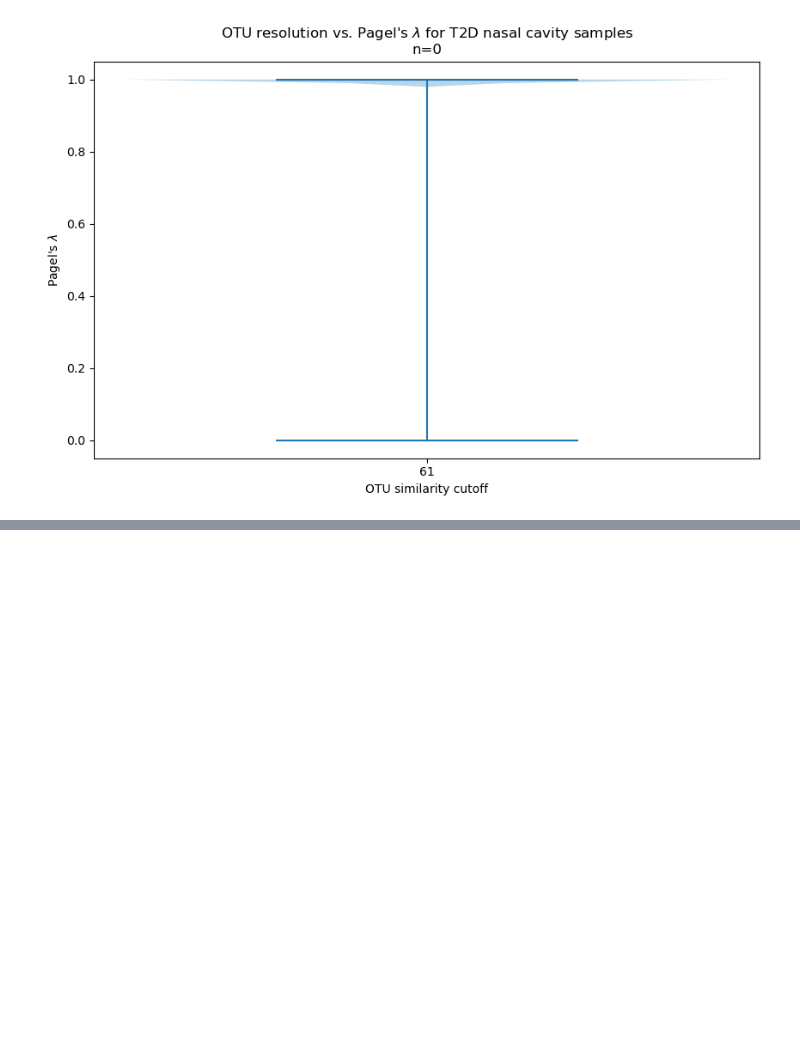
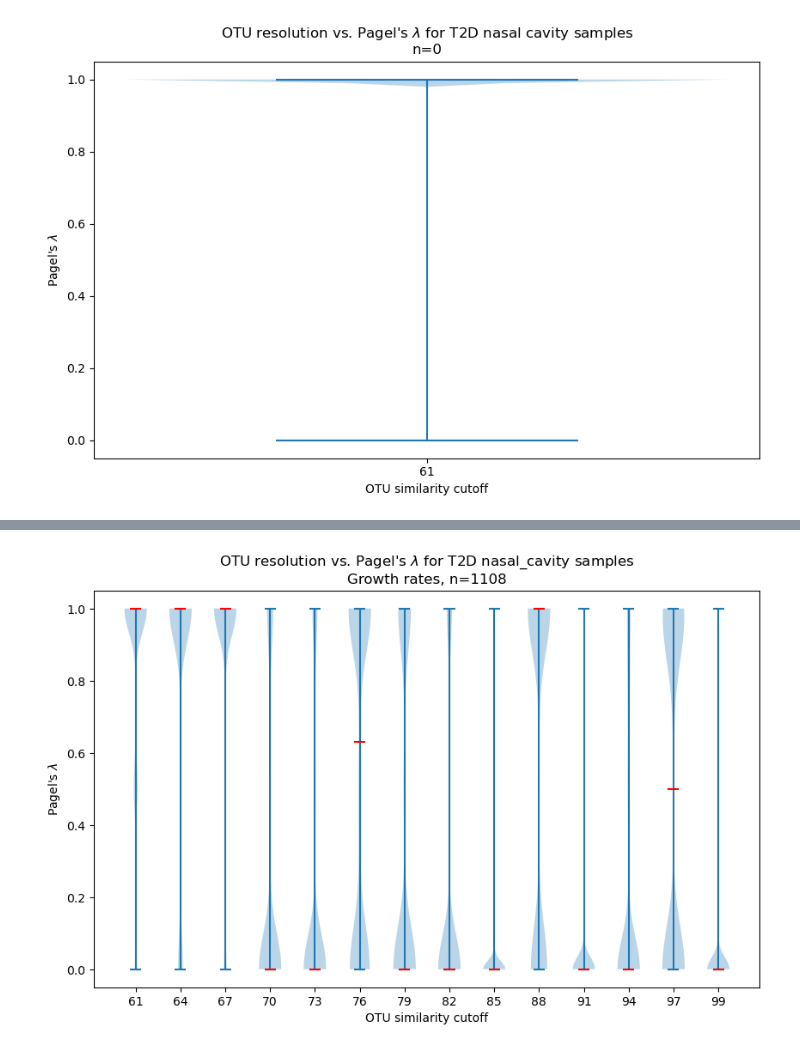
Before and after one commit to pchlenski/phylosig, a Jupyter notebook: 09_similarity_cutoff.ipynb, the cells around one changed output, grey strips where cells are left out. Drawn from its saved outputs; the diff is of its cells as text; code cells hidden in the pictures; blank space fills up the shorter version.

```diff
--- a/09_similarity_cutoff.ipynb
+++ b/09_similarity_cutoff.ipynb
@@ -322,0 +359,4 @@ plt.show()
+# %%
+plot_results("t2d", "nasal_cavity", "growth")
+# %% [output]
+[figure, added]
```
Also changed, not shown: parts of 4 cells of this notebook, 2 other files.
